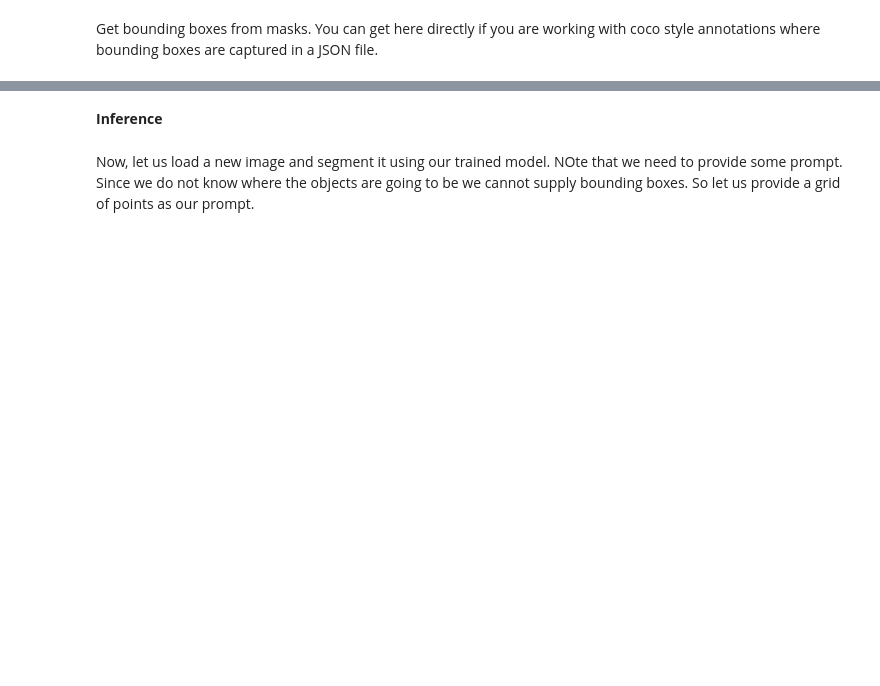
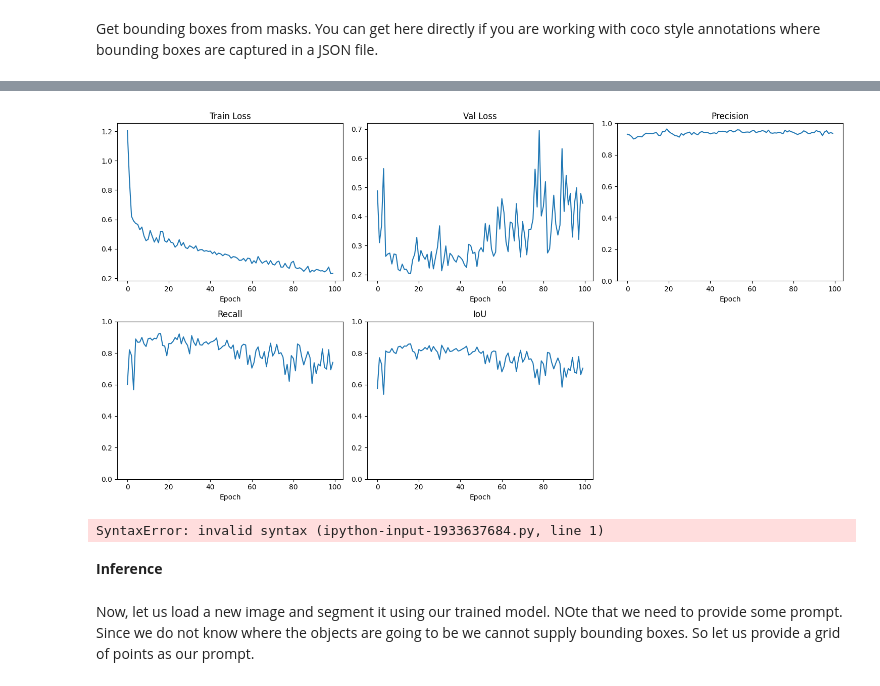
Before and after one commit to MargoBenedichuk/IT-Geo-Paleochannel, a Jupyter notebook: notebooks/tune_SAM.ipynb, the cells around one changed output, grey strips where cells are left out. Drawn from its saved outputs; the diff is of its cells as text; code cells hidden in the pictures; blank space fills up the shorter version.

Commit message:
BCE+IoU, log metrics, bug fix

```diff
--- a/notebooks/tune_SAM.ipynb
+++ b/notebooks/tune_SAM.ipynb
@@ -163,4 +205,0 @@ ground_truth_mask torch.Size([1, 512, 512])
-# %%
-# Create a DataLoader instance for the training dataset
-from torch.utils.data import DataLoader
-train_dataloader = DataLoader(train_dataset, batch_size=4, shuffle=True, drop_last=False)
@@ -272,0 +407,37 @@ Mean loss: 1.1451855897903442
+# %%
+class BCETwitterUOLoss(torch.nn.Module):
+    def __init__(self, bce_weight=1.0, iou_weight=1.0):
+        super().__init__()
+        self.bce = torch.nn.BCEWithLogitsLoss()
+        self.bce_weight = bce_weight
+        self.iou_weight = iou_weight
+
+    def forward(self, logits, targets):
+        bce = self.bce(logits, targets)
+        iou = soft_iou_loss(logits, targets)
+        return self.bce_weight * bce + self.iou_weight * iou
+# %%
+model = SamModel.from_pretrained("facebook/sam-vit-base")
+
+for name, param in model.named_parameters():
+  if name.startswith("vision_encoder") or name.startswith("prompt_encoder"):
+    param.requires_grad_(False)
+
+optimizer = Adam(model.mask_decoder.parameters(), lr=1e-4, weight_decay=0)
+seg_loss = BCETwitterUOLoss(bce_weight=1.0, iou_weight=1.0)
+
+train_dataloader = DataLoader(train_dataset, batch_size=8, shuffle=True, drop_last=False, num_workers=2)
+val_dataloader = DataLoader(val_dataset, batch_size=8, shuffle=True, drop_last=False, num_workers=2)
+# %%
+device = "cuda" if torch.cuda.is_available() else "cpu"
+model.to(device)
+
+metrics = fit(
+    model=model,
+    train_dataloader=train_dataloader,
+    val_dataloader=val_dataloader,
+    optimizer=optimizer,
+    loss_fn=seg_loss,
+    device=device,
+    num_epochs=100
+)
@@ -272,0 +470,8 @@ Mean loss: 1.1451855897903442
+# %%
+plot_metrics(metrics)
+# %% [output]
+[figure, added]
+# %%
+.
+# %% [output]
+SyntaxError: invalid syntax (ipython-input-1933637684.py, line 1)
```
Also changed, not shown: parts of 25 cells of this notebook, 1 other file.
